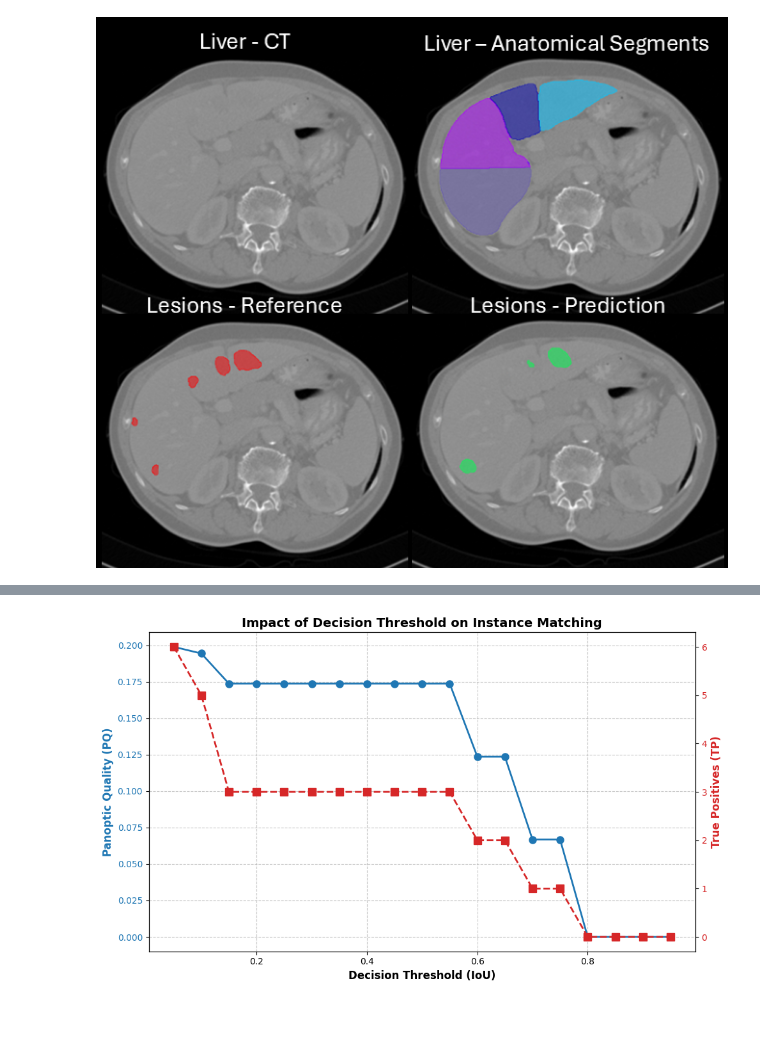
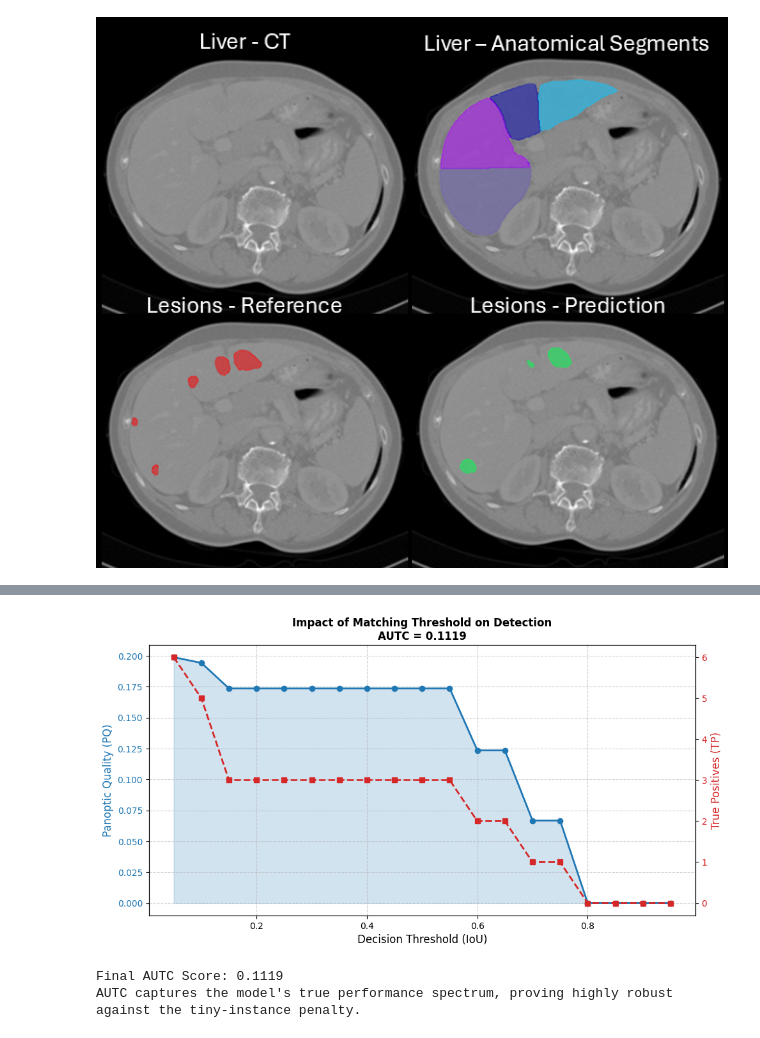
Before and after one commit to BrainLesion/tutorials, a Jupyter notebook: panoptica/example_liver.ipynb, the cells around one changed output, grey strips where cells are left out. Saved outputs shown, nothing was run; the diff lists cells and outputs as text; code cells hidden in the pictures.

Commit message:
liver lesion segmentation example is updated

```diff
--- a/panoptica/example_liver.ipynb
+++ b/panoptica/example_liver.ipynb
@@ -157,50 +207,50 @@ Let's sweep this threshold from **0.05 to 0.80** (step 0.05) using `MaxBipartite
 # %%
-thresholds = np.arange(0.05, 1., 0.05)
+thresholds = np.arange(0.05, 1.0, 0.05)
 pq_scores = []
 tp_counts = []
 
-print("Evaluating varying thresholds...")
+print("Sweeping thresholds for Global Lesion Evaluation...")
 for thresh in thresholds:
-    matcher = MaxBipartiteMatching(matching_metric=Metric.IOU, matching_threshold=thresh)
-    evaluator = Panoptica_Evaluator(
+    matcher = MaximizeMergeMatching(matching_metric=Metric.IOU, matching_threshold=float(thresh))
+
+    ev = Panoptica_Evaluator(
         expected_input=InputType.SEMANTIC,
         instance_approximator=ConnectedComponentsInstanceApproximator(),
-        instance_matcher=matcher
+        instance_matcher=matcher,
+        segmentation_class_groups=global_groups,
     )
-    res = evaluator.evaluate(pred_mask, ref_mask, verbose=False)["ungrouped"]
 
-    pq = getattr(res, 'pq', 0.0)
-    tp = getattr(res, 'tp', 0)
+    r_all = ev.evaluate(pred_mask, ref_mask, voxelspacing=voxelspacing, verbose=False)
+    r = r_all.get("Lesion", list(r_all.values())[0])
 
-    pq_scores.append(pq)
-    tp_counts.append(tp)
+    pq_scores.append(r.pq)
+    tp_counts.append(r.tp)
+    print(f"  [IoU >= {thresh:.2f}] PQ={r.pq:.4f} | TP={r.tp}")
 
-    print(f"  [IoU >= {thresh:.2f}] -> PQ: {pq:.4f} | TP: {tp}")
+# Calculate Area Under the Curve (using trapezoidal rule from sklearn)
+autc_score = auc(thresholds, pq_scores)
 
-print("\nPlotting results...")
+# Plotting the degradation curves and AUTC
+fig, ax1 = plt.subplots(figsize=(10, 5))
 
-fig, ax1 = plt.subplots(figsize=(10, 6))
+color = 'tab:blue'
+ax1.set_xlabel('Decision Threshold (IoU)', fontsize=12)
+ax1.set_ylabel('Panoptic Quality (PQ)', color=color, fontsize=12)
+ax1.plot(thresholds, pq_scores, marker='o', color=color, linewidth=2)
+ax1.fill_between(thresholds, pq_scores, alpha=0.2, color=color) # Fill for AUTC visual
+ax1.tick_params(axis='y', labelcolor=color)
+ax1.grid(True, linestyle='--', alpha=0.6)
 
-# Plot Panoptic Quality on the left Y-axis
-color = 'tab:blue'
-ax1.set_xlabel('Decision Threshold (IoU)', fontsize=12, fontweight='bold')
-ax1.set_ylabel('Panoptic Quality (PQ)', color=color, fontsize=12, fontweight='bold')
-ax1.plot(thresholds, pq_scores, marker='o', color=color, linewidth=2, markersize=8)
-ax1.tick_params(axis='y', labelcolor=color)
-ax1.grid(True, linestyle='--', alpha=0.7)
-
-# Plot True Positives on the right Y-axis
 ax2 = ax1.twinx()
 color = 'tab:red'
-ax2.set_ylabel('True Positives (TP)', color=color, fontsize=12, fontweight='bold')
-ax2.plot(thresholds, tp_counts, marker='s', linestyle='--', color=color, linewidth=2, markersize=8)
+ax2.set_ylabel('True Positives (TP)', color=color, fontsize=12)
+ax2.plot(thresholds, tp_counts, marker='s', linestyle='--', color=color, linewidth=2)
 ax2.tick_params(axis='y', labelcolor=color)
 
-# Set integer ticks for TP if possible
-from matplotlib.ticker import MaxNLocator
-ax2.yaxis.set_major_locator(MaxNLocator(integer=True))
+fig.tight_layout()
+plt.title(f"Impact of Matching Threshold on Detection\nAUTC = {autc_score:.4f}", fontweight='bold')
+plt.show()
 
-plt.title('Impact of Decision Threshold on Instance Matching', fontsize=14, fontweight='bold')
-fig.tight_layout()
-plt.show()
+print(f"Final AUTC Score: {autc_score:.4f}")
+print("AUTC captures the model's true performance spectrum, proving highly robust against the tiny-instance penalty.")
 # %% [output]
@@ -224 +277,3 @@ Plotting results...
-[figure, old version]
+[figure, new version]
+Final AUTC Score: 0.1119
+AUTC captures the model's true performance spectrum, proving highly robust against the tiny-instance penalty.
```
Also changed, not shown: parts of 25 cells of this notebook, 2 other files.
